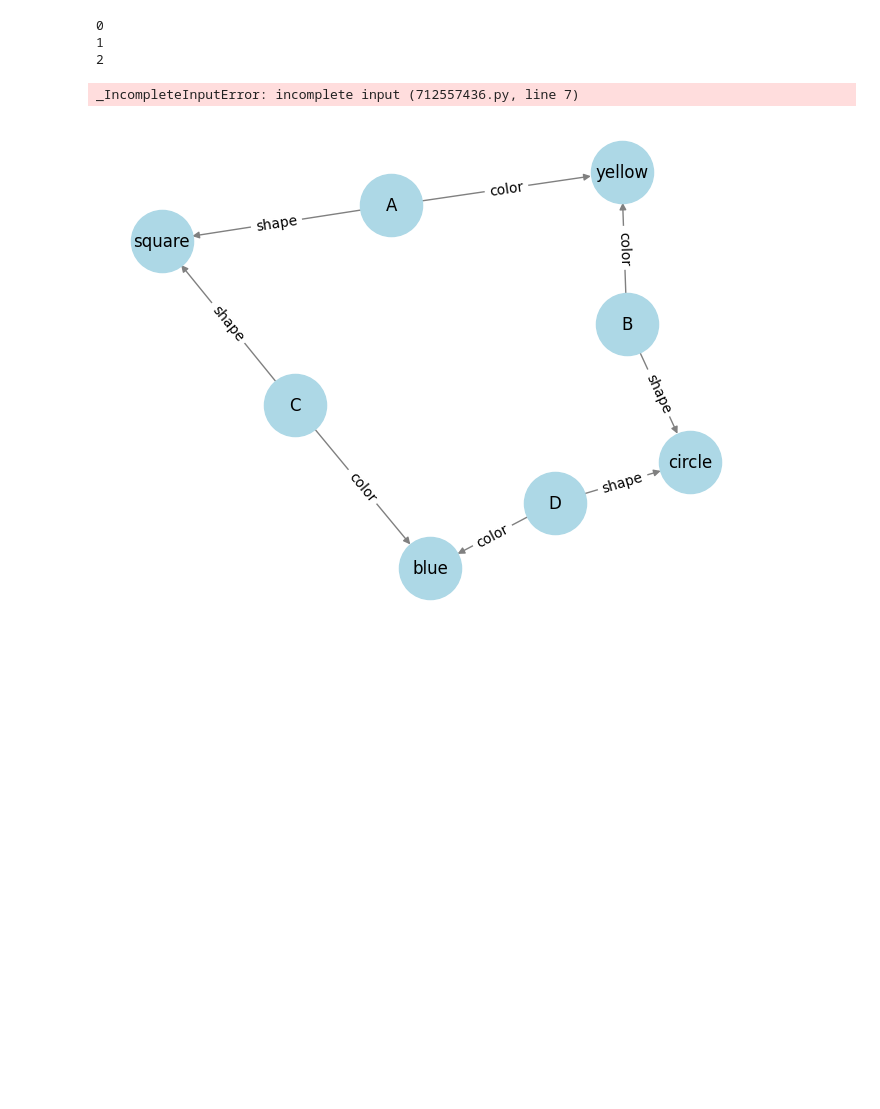
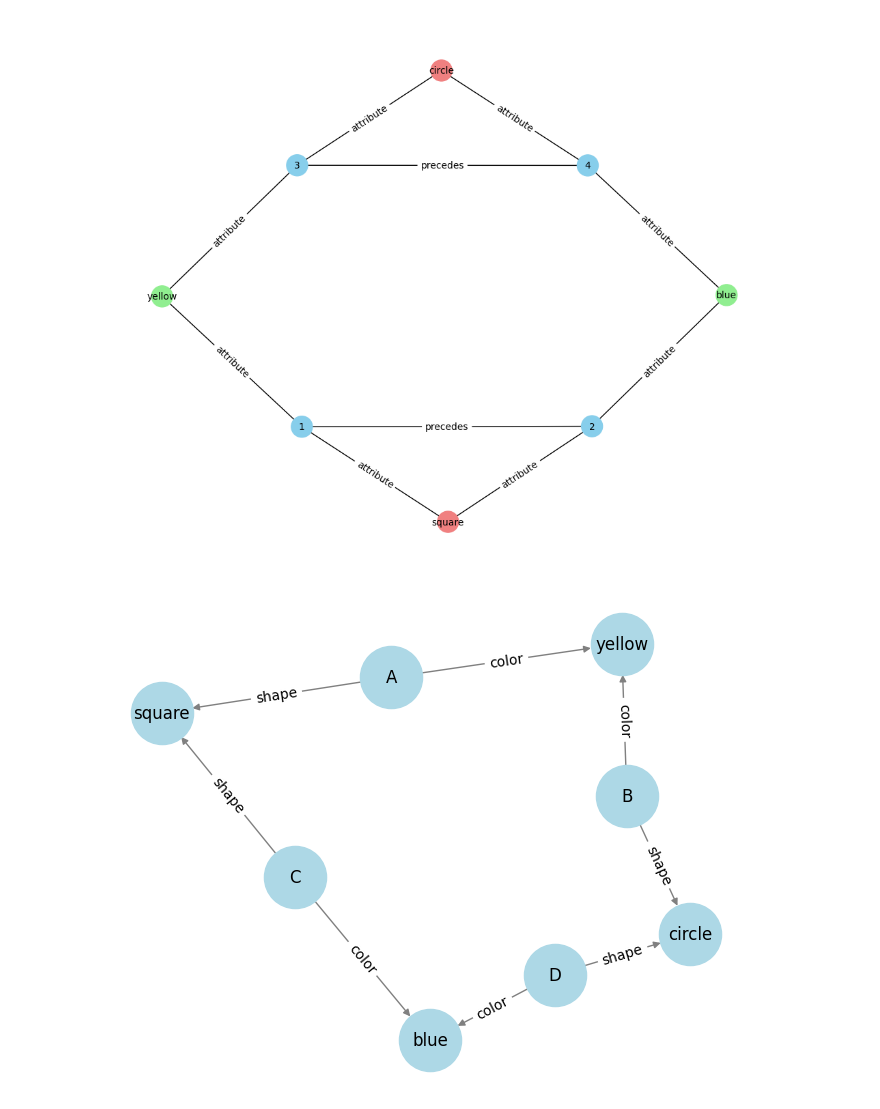
Before and after one commit to bendemonium/LoT-modeling, a Jupyter notebook: playground.ipynb, the cells around one changed output. Cells and saved outputs as stored; diff of their text form; code cells hidden in the pictures; blank space fills up the shorter version.

```diff
--- a/playground.ipynb
+++ b/playground.ipynb
@@ -12,7 +12,7 @@ from utils import Stopwatch, Element, pretty_view
 from collections import defaultdict
 import random
 # %%
-obj1 = Element("1","yellow", "square")
+obj1 = Element("ridhi","yellow", "square")
 obj2 = Element("2","blue", "square")
 obj3 = Element("3","yellow", "circle")
 obj4 = Element("4","blue", "circle")
@@ -33,6 +19,6 @@ print(set1)
 # %%
 S = {obj1, obj2, obj3, obj4}
-assoc = {obj1: obj2, obj3: obj4}
-res = cf.palindrome(S)
-print(res)
+assoc = Associations({obj1: obj2, obj3: obj4})
+S = ElementSet(S, assoc)
+S.graph
 # %% [output]
@@ -65,16 +25,0 @@ random_element = random.sample(tuple(my_set), 1)[0]
-# %%
-for _ in range(3):
-    print(_)
-# %% [output]
-0
-1
-2
-# %%
-class GeneratePatterns:
-
-    def __init__(self):
-        pass
-
-    def chunk(self, attr1, attr2):
-# %% [output]
-_IncompleteInputError: incomplete input (712557436.py, line 7)
@@ -89,3 +26,7 @@ _IncompleteInputError: incomplete input (712557436.py, line 7)
+# %%
+S.visualize()
+# %% [output]
+[figure, added]
 # %%
 import networkx as nx
 import matplotlib.pyplot as plt
```
Also changed, not shown: parts of 8 cells of this notebook, 1 other file.
